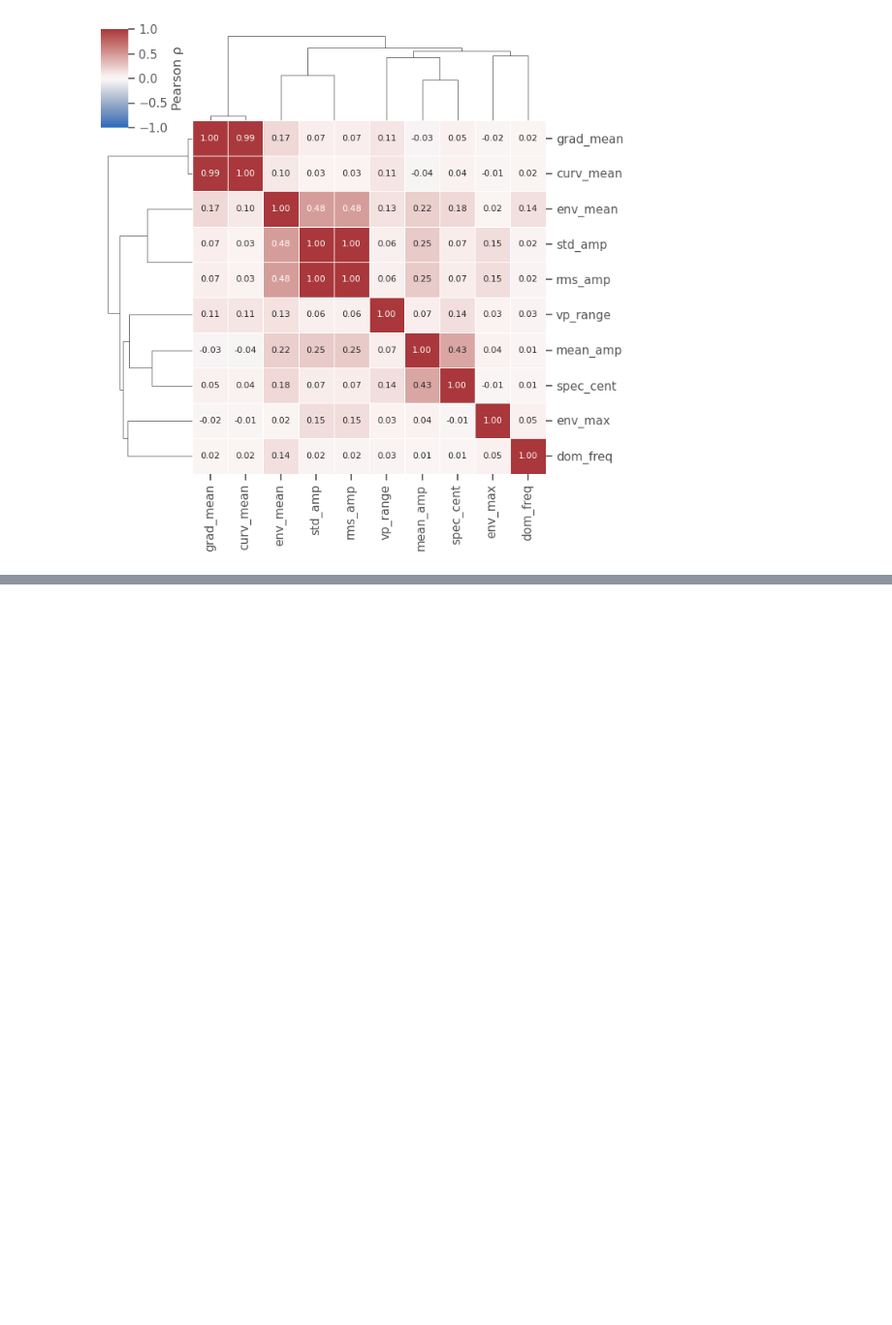
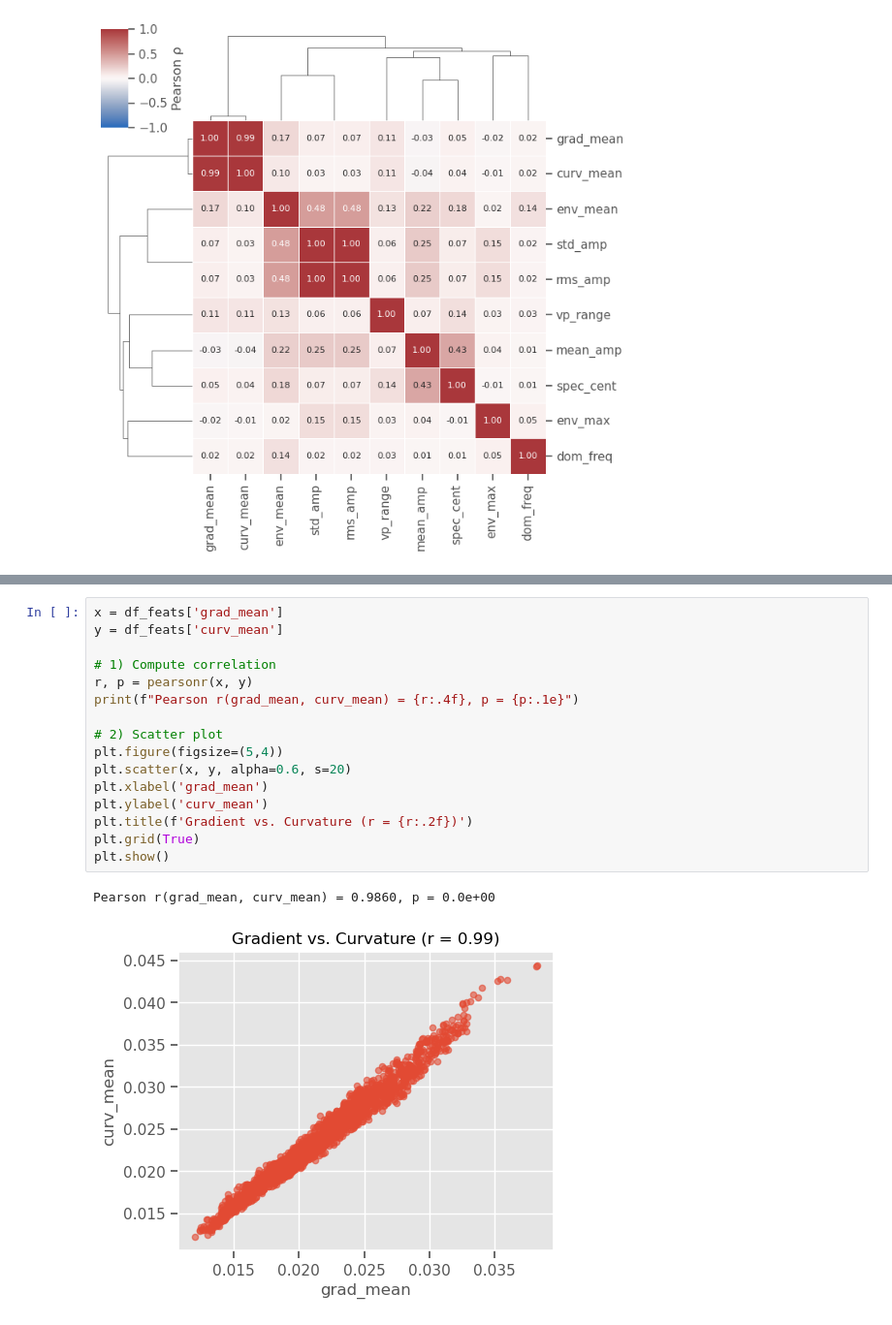
Before and after one commit to bbBerny/speed-and-structure, a Jupyter notebook: notebooks/02_feature_engineering.ipynb, the cells around one changed output, grey strips where cells are left out. Shown: that part at 97% size. Saved outputs shown, nothing was run; the diff lists cells and outputs as text; blank space fills up the shorter version.

```diff
--- a/notebooks/02_feature_engineering.ipynb
+++ b/notebooks/02_feature_engineering.ipynb
@@ -169,0 +178,19 @@ plt.show()
+# %%
+x = df_feats['grad_mean']
+y = df_feats['curv_mean']
+
+# 1) Compute correlation
+r, p = pearsonr(x, y)
+print(f"Pearson r(grad_mean, curv_mean) = {r:.4f}, p = {p:.1e}")
+
+# 2) Scatter plot
+plt.figure(figsize=(5,4))
+plt.scatter(x, y, alpha=0.6, s=20)
+plt.xlabel('grad_mean')
+plt.ylabel('curv_mean')
+plt.title(f'Gradient vs. Curvature (r = {r:.2f})')
+plt.grid(True)
+plt.show()
+# %% [output]
+Pearson r(grad_mean, curv_mean) = 0.9860, p = 0.0e+00
+[figure, added]
```
Also changed, not shown: parts of 5 cells of this notebook, 8 other files.
